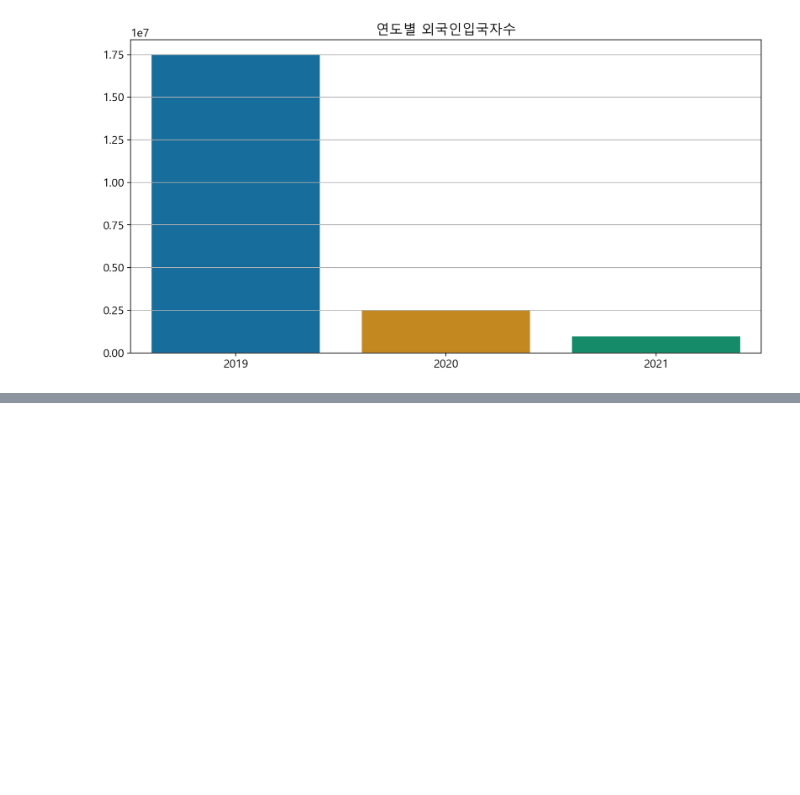
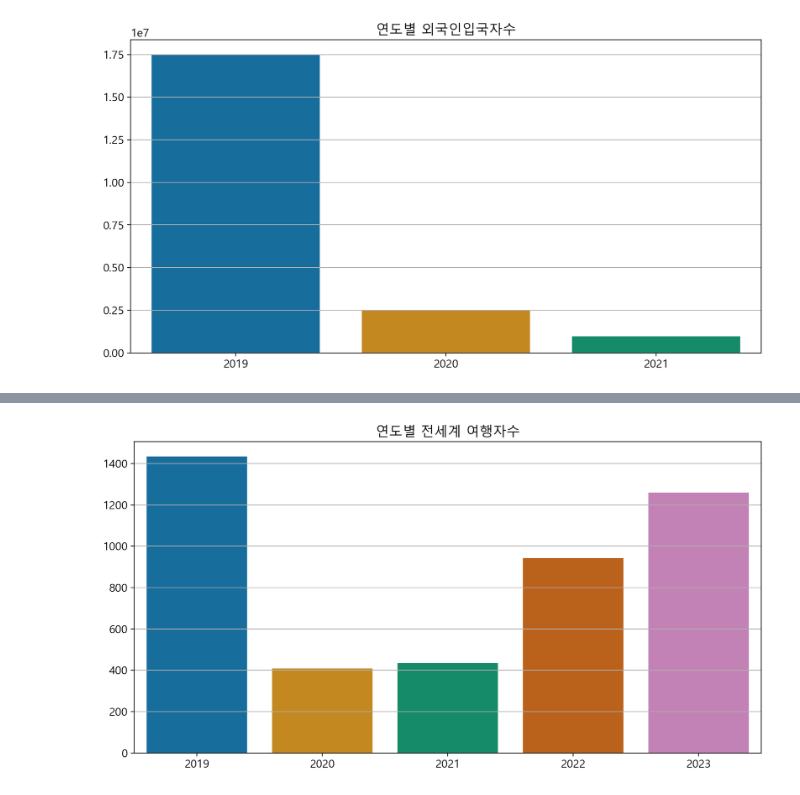
Before and after one commit to hyk2202/semi_project_2, a Jupyter notebook: Vscode/한열/문헌조사/자료정리.ipynb, the cells around one changed output, grey strips where cells are left out. Drawn from its saved outputs; the diff is of its cells as text; code cells hidden in the pictures; blank space fills up the shorter version.

```diff
--- a/Vscode/한열/문헌조사/자료정리.ipynb
+++ b/Vscode/한열/문헌조사/자료정리.ipynb
@@ -13,6 +13,7 @@ plt.rcParams['axes.unicode_minus'] = False
 # %%
 df_for = read_csv('./외국인입국연령별_통계청_정리.csv',encoding='euc-kr')
 df_nat_year = read_csv('./1.csv',encoding='utf-8')
+df_world = read_csv('./세계여행객_정리.csv', encoding='euc-kr')
 # %%
 df_nat_year.drop([1,2,3,4,5,6,7],inplace=True)
 df_nat_year.drop(['2022','2023','연령별(1)'],axis=1,inplace=True)
@@ -55,0 +66,12 @@ plt.close()
+# %%
+plt.figure()
+plt.grid()
+
+sb.barplot(data = df_world, x = '연도', y='수', palette = 'colorblind')
+plt.xlabel('')
+plt.ylabel('')
+plt.title('연도별 전세계 여행자수')
+plt.show()
+plt.close()
+# %% [output]
+[figure, added]
```
Also changed, not shown: parts of 1 cell of this notebook, 39 other files.
